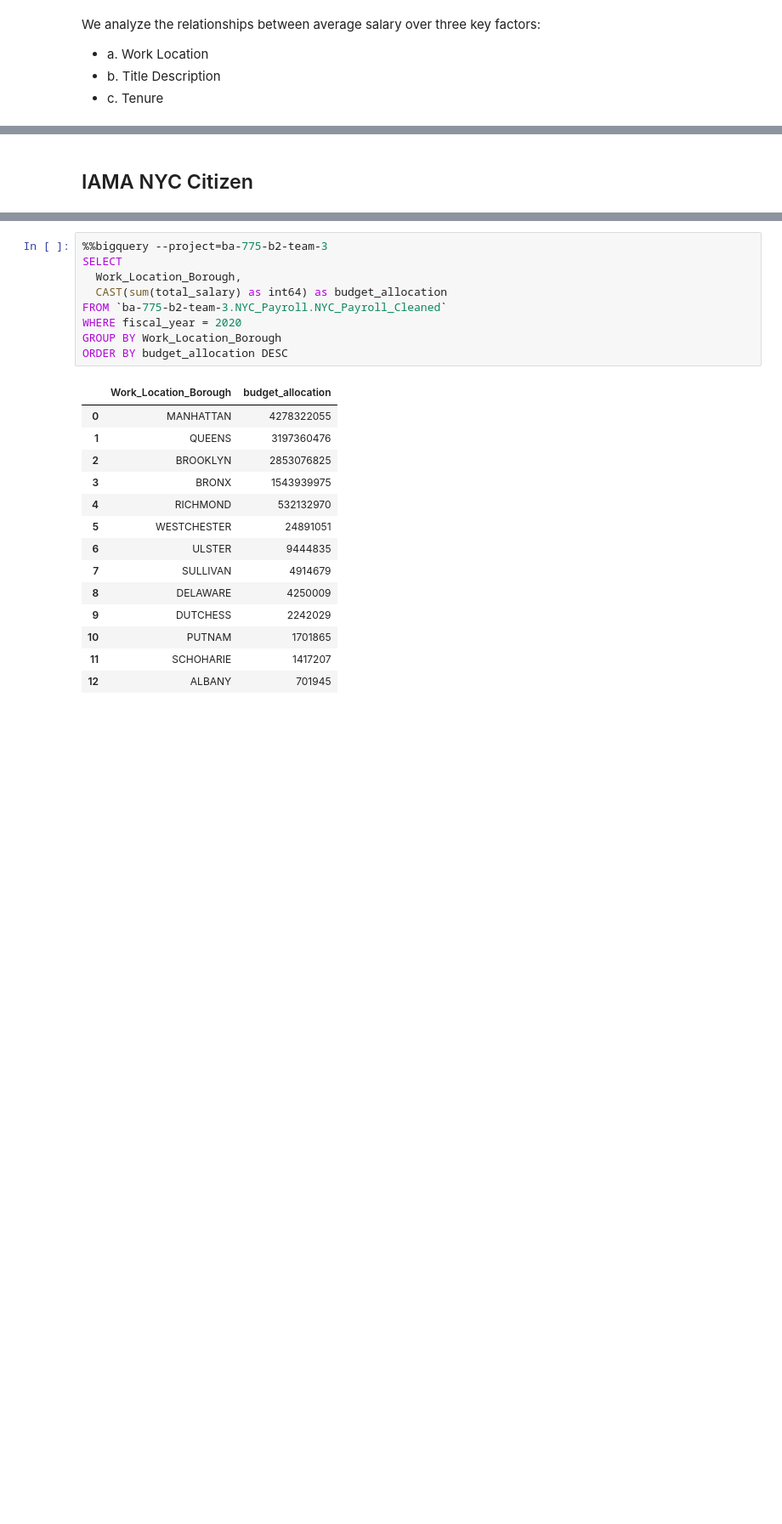
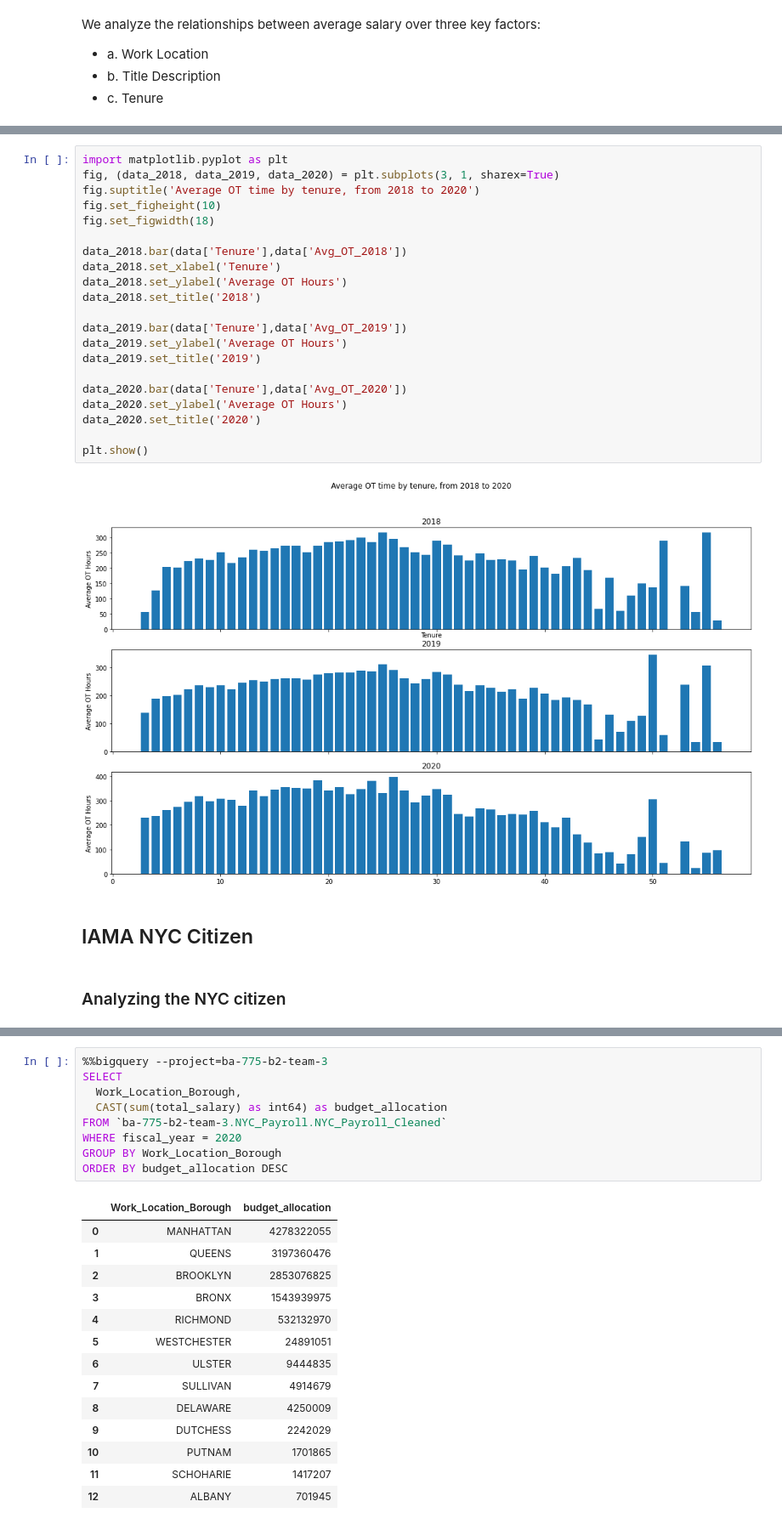
Before and after one commit to LinhTo11/BA775-B2-Team-3-NYC-Payroll, a Jupyter notebook: B2_Team3.ipynb, the cells around one changed output, grey strips where cells are left out. Shown at 85% size. Saved outputs shown, nothing was run; the diff lists cells and outputs as text; blank space fills up the shorter version.

```diff
--- a/B2_Team3.ipynb
+++ b/B2_Team3.ipynb
@@ -611,5 +824,30 @@ group by Fiscal_Year
+# %%
+import matplotlib.pyplot as plt
+fig, (data_2018, data_2019, data_2020) = plt.subplots(3, 1, sharex=True)
+fig.suptitle('Average OT time by tenure, from 2018 to 2020')
+fig.set_figheight(10)
+fig.set_figwidth(18)
+
+data_2018.bar(data['Tenure'],data['Avg_OT_2018'])
+data_2018.set_xlabel('Tenure')
+data_2018.set_ylabel('Average OT Hours')
+data_2018.set_title('2018')
+
+data_2019.bar(data['Tenure'],data['Avg_OT_2019'])
+data_2019.set_ylabel('Average OT Hours')
+data_2019.set_title('2019')
+
+data_2020.bar(data['Tenure'],data['Avg_OT_2020'])
+data_2020.set_ylabel('Average OT Hours')
+data_2020.set_title('2020')
+
+plt.show()
+# %% [output]
+[figure, added]
 # %% [markdown]
 ## IAMA NYC Citizen
+# %% [markdown]
+### Analyzing the NYC citizen
 # %% [markdown]
 The "NYC citizen" will be the second type to benefit from this dataset. The "NYC citizen" will be interested in topics such as: How did the government spend money on salary of how many people? And the difference in spending according to locations.
 
```
Also changed, not shown: parts of 27 cells of this notebook.
